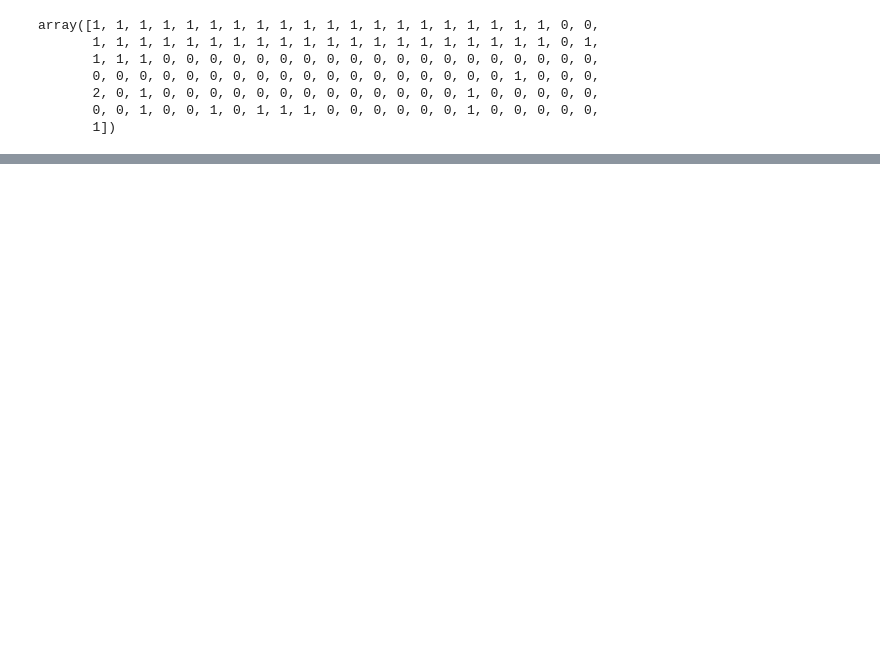
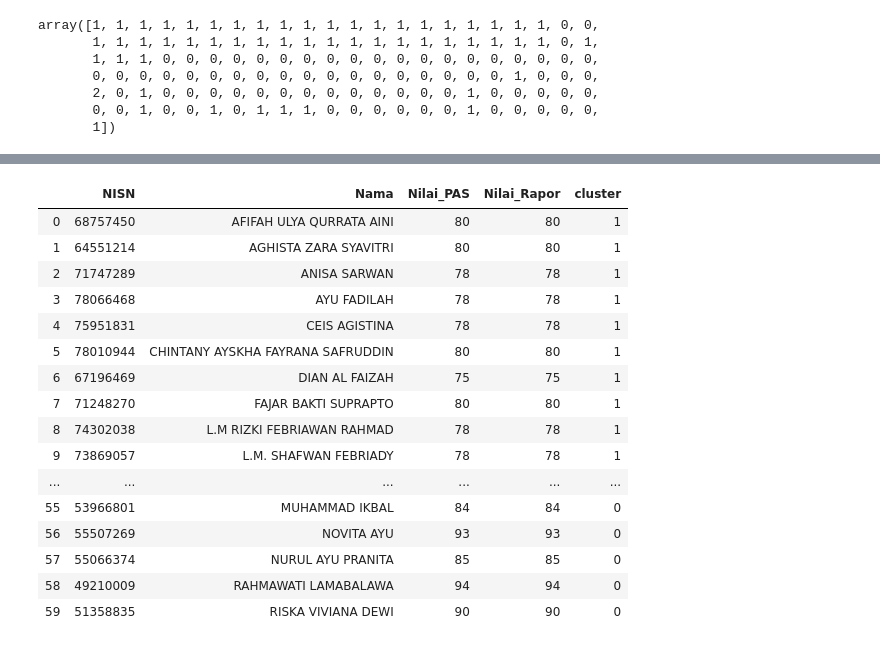
Before and after one commit to rizalgufrann/Studi-Kasus-Data-Mining, a Jupyter notebook: Data/Clustering_Nilai_Raport_Kimia.ipynb, the cells around one changed output, grey strips where cells are left out. Saved outputs shown, nothing was run; the diff lists cells and outputs as text; code cells hidden in the pictures; blank space fills up the shorter version.

```diff
--- a/Data/Clustering_Nilai_Raport_Kimia.ipynb
+++ b/Data/Clustering_Nilai_Raport_Kimia.ipynb
@@ -135,0 +164,20 @@ df
+# %%
+tabel[:60]
+# %% [output]
+|  | NISN | Nama | Nilai_PAS | Nilai_Rapor | cluster |
+| 0 | 68757450 | AFIFAH ULYA QURRATA AINI | 80 | 80 | 1 |
+| 1 | 64551214 | AGHISTA ZARA SYAVITRI | 80 | 80 | 1 |
+| 2 | 71747289 | ANISA SARWAN | 78 | 78 | 1 |
+| 3 | 78066468 | AYU FADILAH | 78 | 78 | 1 |
+| 4 | 75951831 | CEIS AGISTINA | 78 | 78 | 1 |
+| 5 | 78010944 | CHINTANY AYSKHA FAYRANA SAFRUDDIN | 80 | 80 | 1 |
+| 6 | 67196469 | DIAN AL FAIZAH | 75 | 75 | 1 |
+| 7 | 71248270 | FAJAR BAKTI SUPRAPTO | 80 | 80 | 1 |
+| 8 | 74302038 | L.M RIZKI FEBRIAWAN RAHMAD | 78 | 78 | 1 |
+| 9 | 73869057 | L.M. SHAFWAN FEBRIADY | 78 | 78 | 1 |
+| ... | ... | ... | ... | ... | ... |
+| 55 | 53966801 | MUHAMMAD IKBAL | 84 | 84 | 0 |
+| 56 | 55507269 | NOVITA AYU | 93 | 93 | 0 |
+| 57 | 55066374 | NURUL AYU PRANITA | 85 | 85 | 0 |
+| 58 | 49210009 | RAHMAWATI LAMABALAWA | 94 | 94 | 0 |
+| 59 | 51358835 | RISKA VIVIANA DEWI | 90 | 90 | 0 |
```
Also changed, not shown: parts of 7 cells of this notebook.
